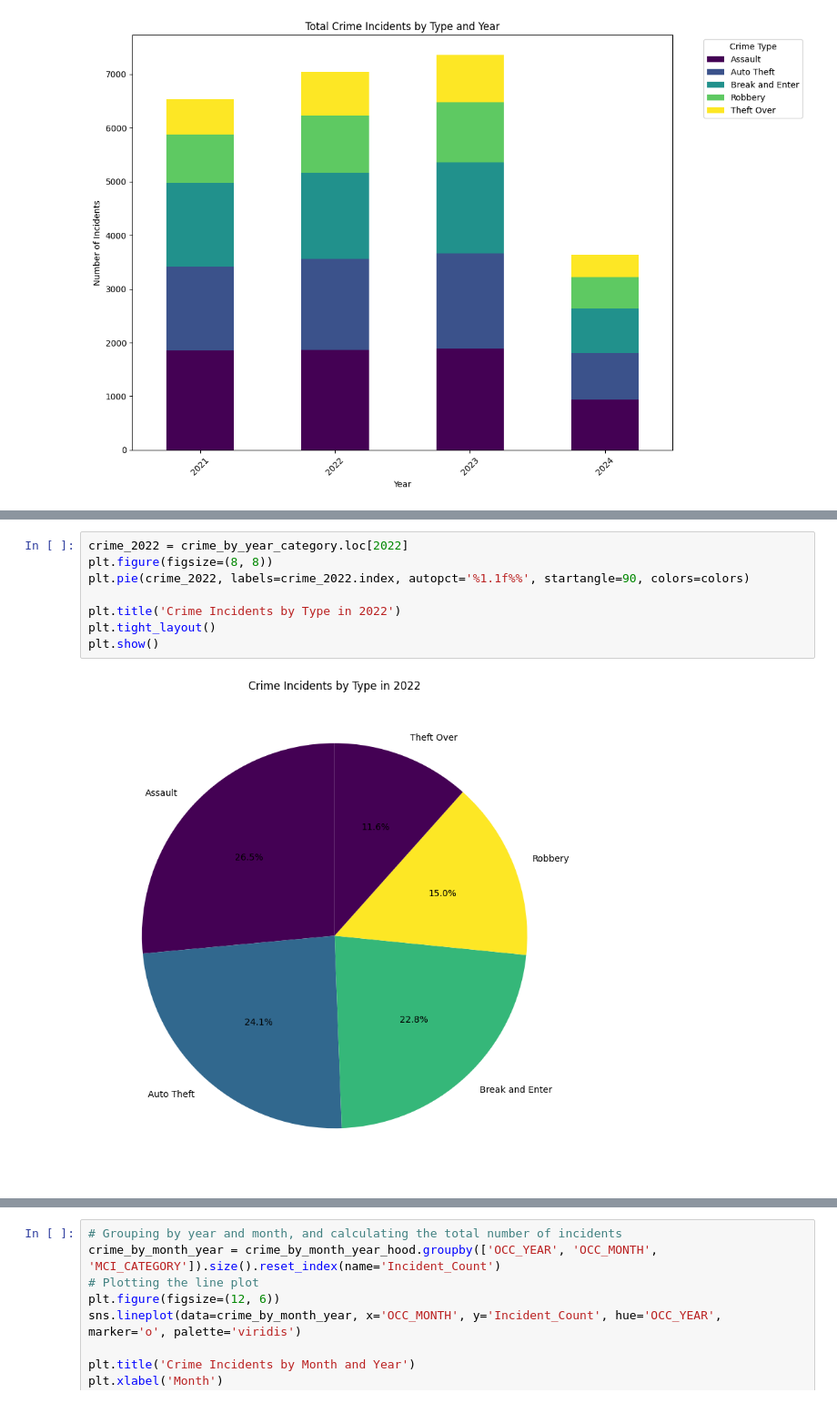
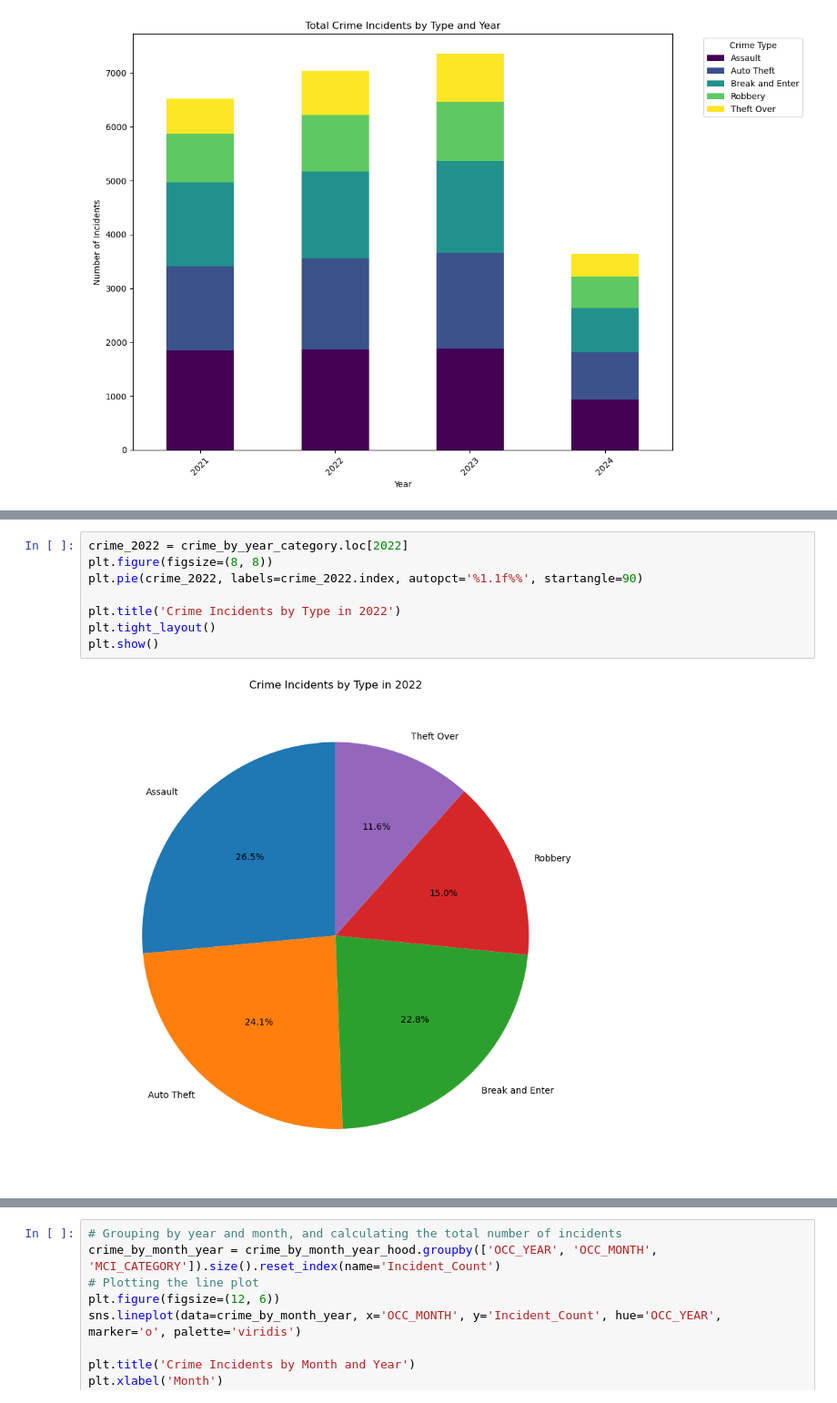
Before and after one commit to bhanotlavanya/Project_4_Crime_Prediction, a Jupyter notebook: crime_visualizations (3).ipynb, the cells around one changed output, grey strips where cells are left out. Shown at 91% size. Cells and saved outputs as stored; diff of their text form.

```diff
--- a/crime_visualizations (3).ipynb
+++ b/crime_visualizations (3).ipynb
@@ -431,13 +431,13 @@ plt.show()
 # %%
 crime_2022 = crime_by_year_category.loc[2022]
 plt.figure(figsize=(8, 8))
-plt.pie(crime_2022, labels=crime_2022.index, autopct='%1.1f%%', startangle=90, colors=colors)
+plt.pie(crime_2022, labels=crime_2022.index, autopct='%1.1f%%', startangle=90)
 
 plt.title('Crime Incidents by Type in 2022')
 plt.tight_layout()
 plt.show()
 # %% [output]
-[figure, old version]
+[figure, new version]
 # %%
 crime_2023 = crime_by_year_category.loc[2023]
 
```
Also changed, not shown: parts of 5 cells of this notebook.
